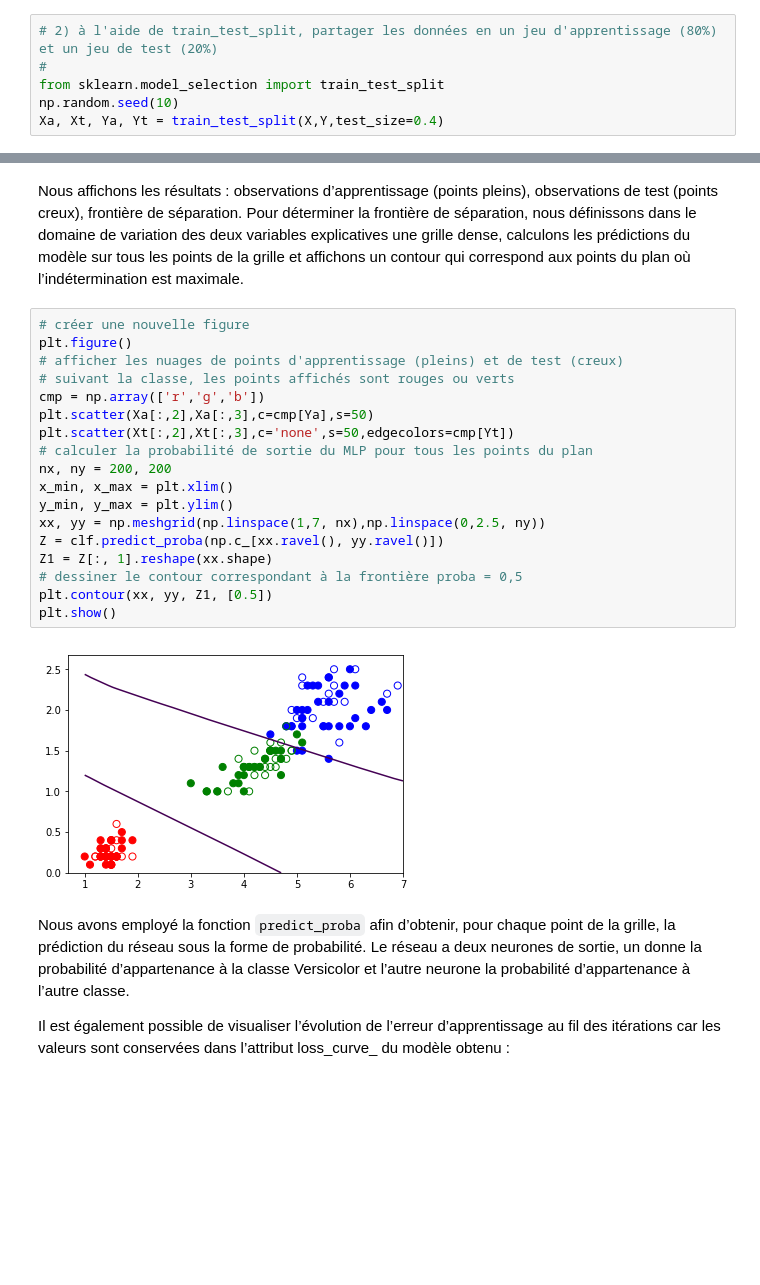
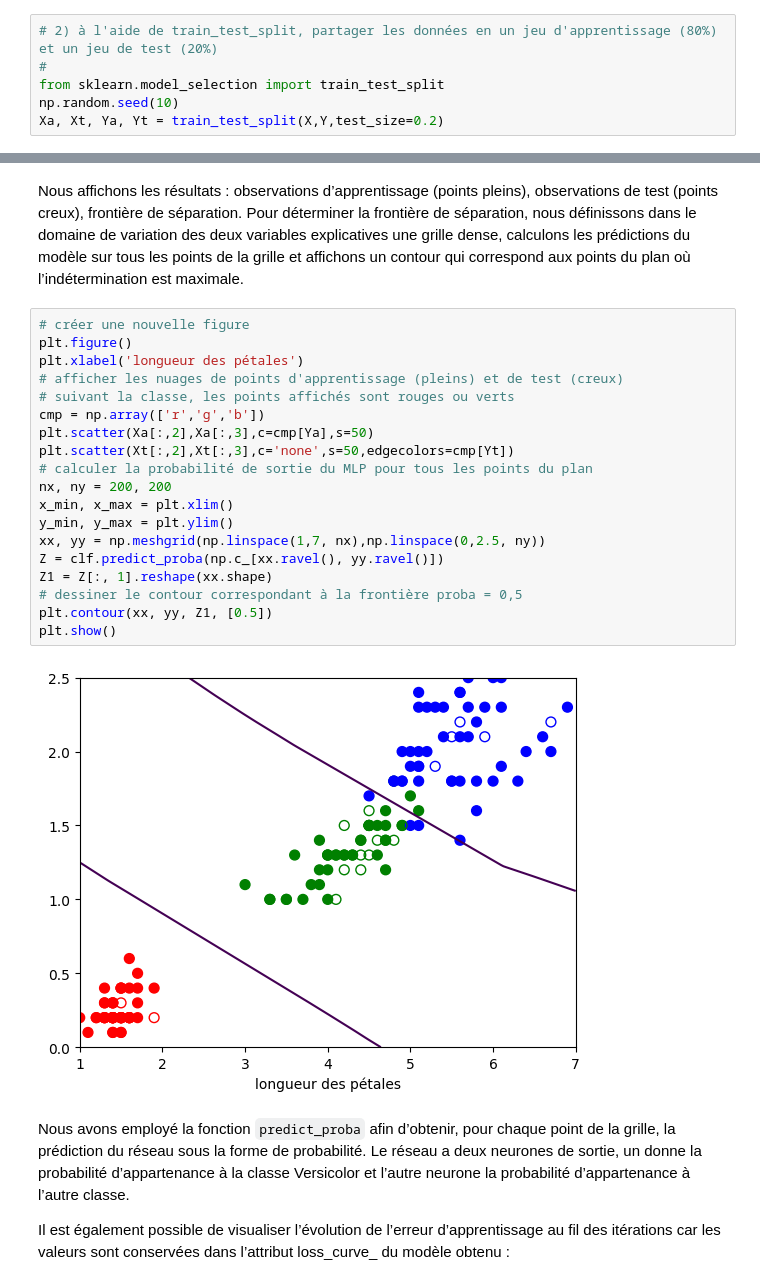
Before and after one commit to SettG/AI-python, a Jupyter notebook: TP1 RNiris.ipynb, the cells around one changed output, grey strips where cells are left out. Cells and saved outputs as stored; diff of their text form; blank space fills up the shorter version.

```diff
--- a/TP1 RNiris.ipynb
+++ b/TP1 RNiris.ipynb
@@ -40,7 +60,7 @@ Séparons d’abord l’ensemble des observations disponibles en données d’ap
 #
 from sklearn.model_selection import train_test_split
 np.random.seed(10)
-Xa, Xt, Ya, Yt = train_test_split(X,Y,test_size=0.4)
+Xa, Xt, Ya, Yt = train_test_split(X,Y,test_size=0.2)
 # %% [markdown]
 ### Construction d’un modèle pour illustration
 
@@ -74,23 +88,24 @@ Nous affichons les résultats : observations d’apprentissage (points pleins),
 # %%
 # créer une nouvelle figure
 plt.figure()
+plt.xlabel('longueur des pétales')
 # afficher les nuages de points d'apprentissage (pleins) et de test (creux)
 # suivant la classe, les points affichés sont rouges ou verts
 cmp = np.array(['r','g','b'])
 plt.scatter(Xa[:,2],Xa[:,3],c=cmp[Ya],s=50)
 plt.scatter(Xt[:,2],Xt[:,3],c='none',s=50,edgecolors=cmp[Yt])
 # calculer la probabilité de sortie du MLP pour tous les points du plan
 nx, ny = 200, 200
 x_min, x_max = plt.xlim()
 y_min, y_max = plt.ylim()
 xx, yy = np.meshgrid(np.linspace(1,7, nx),np.linspace(0,2.5, ny))
 Z = clf.predict_proba(np.c_[xx.ravel(), yy.ravel()])
 Z1 = Z[:, 1].reshape(xx.shape)
 # dessiner le contour correspondant à la frontière proba = 0,5
 plt.contour(xx, yy, Z1, [0.5])
 plt.show()
 # %% [output]
-[figure, old version]
+[figure, new version]
 # %% [markdown]
 
 Nous avons employé la fonction `predict_proba` afin d’obtenir, pour chaque point de la grille, la prédiction du réseau sous la forme de probabilité. Le réseau a deux neurones de sortie, un donne la probabilité d’appartenance à la classe Versicolor et l’autre neurone la probabilité d’appartenance à l’autre classe.
```
Also changed, not shown: parts of 11 cells of this notebook, 1 other file.
